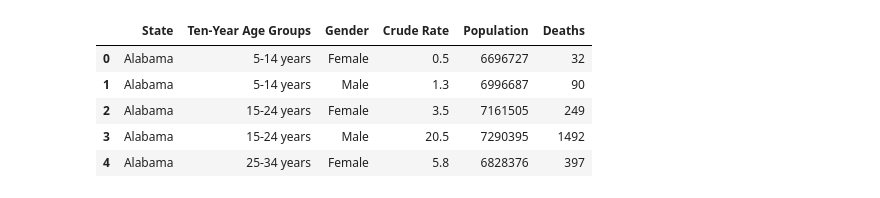
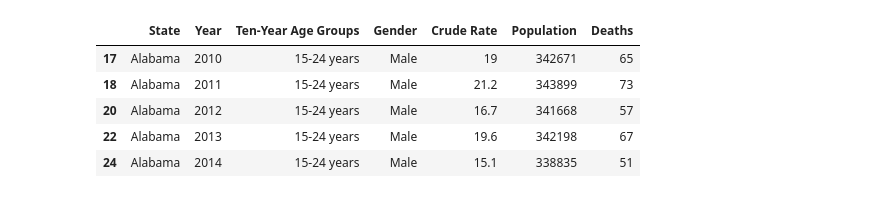
Before and after one commit to Arthur-Langlois/capstone, a Jupyter notebook: notebooks/cleaning_eda.ipynb, the cells around one changed output. Cells and saved outputs as stored; diff of their text form; code cells hidden in the pictures.

```diff
--- a/notebooks/cleaning_eda.ipynb
+++ b/notebooks/cleaning_eda.ipynb
@@ -6,12 +9,15 @@ import seaborn as sns
 # %%
-df = pd.read_excel('../data/CDC.xlsx')
-df = df[['State', 'Ten-Year Age Groups', 'Gender', 'Crude Rate', 'Population','Deaths']]
+df = pd.read_excel('../data/cdc_suicide.xlsx')
+df = df[['State', 'Year','Ten-Year Age Groups', 'Gender', 'Crude Rate', 'Population','Deaths']]
 # %%
+df = df[df['Crude Rate'] != 'Unreliable']
+df['Crude Rate'].astype(int)
+df = df[df['Year'] >= 2010]
 df.head()
 # %% [output]
-|  | State | Ten-Year Age Groups | Gender | Crude Rate | Population | Deaths |
-| 0 | Alabama | 5-14 years | Female | 0.5 | 6696727 | 32 |
-| 1 | Alabama | 5-14 years | Male | 1.3 | 6996687 | 90 |
-| 2 | Alabama | 15-24 years | Female | 3.5 | 7161505 | 249 |
-| 3 | Alabama | 15-24 years | Male | 20.5 | 7290395 | 1492 |
-| 4 | Alabama | 25-34 years | Female | 5.8 | 6828376 | 397 |
+|  | State | Year | Ten-Year Age Groups | Gender | Crude Rate | Population | Deaths |
+| 17 | Alabama | 2010 | 15-24 years | Male | 19 | 342671 | 65 |
+| 18 | Alabama | 2011 | 15-24 years | Male | 21.2 | 343899 | 73 |
+| 20 | Alabama | 2012 | 15-24 years | Male | 16.7 | 341668 | 57 |
+| 22 | Alabama | 2013 | 15-24 years | Male | 19.6 | 342198 | 67 |
+| 24 | Alabama | 2014 | 15-24 years | Male | 15.1 | 338835 | 51 |
```
Also changed, not shown: parts of 7 cells of this notebook, 6 other files.
